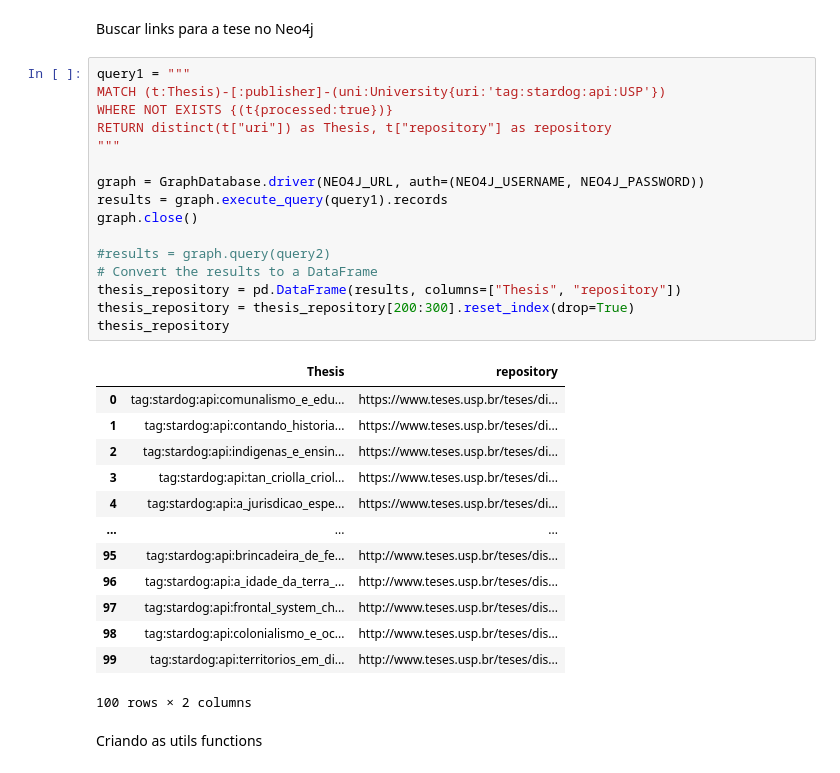
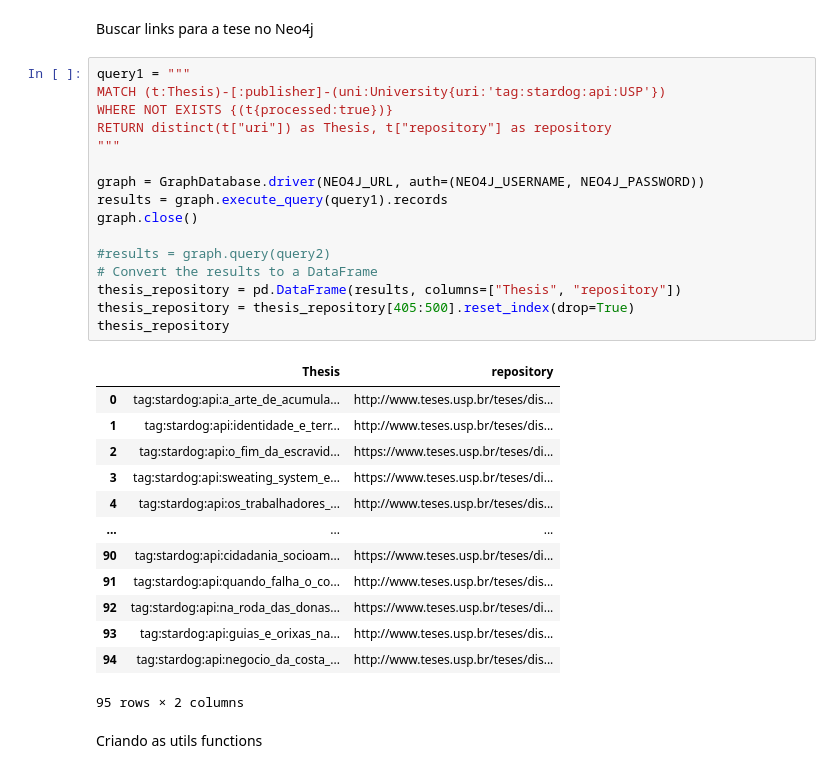
Before and after one commit to fabiocorreacordeiro/Indigenous-Slavery-KG, a Jupyter notebook: data/crawler_bibliotecas/USP/(rascunho)crawler CSV load 3.ipynb, the cells around one changed output. Drawn from its saved outputs; the diff is of its cells as text.

```diff
--- a/data/crawler_bibliotecas/USP/(rascunho)crawler CSV load 3.ipynb
+++ b/data/crawler_bibliotecas/USP/(rascunho)crawler CSV load 3.ipynb
@@ -37,33 +37,33 @@ Buscar links para a tese no Neo4j
 # %%
 query1 = """
 MATCH (t:Thesis)-[:publisher]-(uni:University{uri:'tag:stardog:api:USP'})
 WHERE NOT EXISTS {(t{processed:true})}
 RETURN distinct(t["uri"]) as Thesis, t["repository"] as repository
 """
 
 graph = GraphDatabase.driver(NEO4J_URL, auth=(NEO4J_USERNAME, NEO4J_PASSWORD))
 results = graph.execute_query(query1).records
 graph.close()
 
 #results = graph.query(query2)
 # Convert the results to a DataFrame
 thesis_repository = pd.DataFrame(results, columns=["Thesis", "repository"])
-thesis_repository = thesis_repository[200:300].reset_index(drop=True)
+thesis_repository = thesis_repository[405:500].reset_index(drop=True)
 thesis_repository
 # %% [output]
 |  | Thesis | repository |
-| 0 | tag:stardog:api:comunalismo_e_edu... | https://www.teses.usp.br/teses/di... |
-| 1 | tag:stardog:api:contando_historia... | https://www.teses.usp.br/teses/di... |
-| 2 | tag:stardog:api:indigenas_e_ensin... | https://www.teses.usp.br/teses/di... |
-| 3 | tag:stardog:api:tan_criolla_criol... | https://www.teses.usp.br/teses/di... |
-| 4 | tag:stardog:api:a_jurisdicao_espe... | https://www.teses.usp.br/teses/di... |
+| 0 | tag:stardog:api:a_arte_de_acumula... | http://www.teses.usp.br/teses/dis... |
+| 1 | tag:stardog:api:identidade_e_terr... | http://www.teses.usp.br/teses/dis... |
+| 2 | tag:stardog:api:o_fim_da_escravid... | https://www.teses.usp.br/teses/di... |
+| 3 | tag:stardog:api:sweating_system_e... | https://www.teses.usp.br/teses/di... |
+| 4 | tag:stardog:api:os_trabalhadores_... | http://www.teses.usp.br/teses/dis... |
 | ... | ... | ... |
-| 95 | tag:stardog:api:brincadeira_de_fe... | http://www.teses.usp.br/teses/dis... |
-| 96 | tag:stardog:api:a_idade_da_terra_... | http://www.teses.usp.br/teses/dis... |
-| 97 | tag:stardog:api:frontal_system_ch... | http://www.teses.usp.br/teses/dis... |
-| 98 | tag:stardog:api:colonialismo_e_oc... | http://www.teses.usp.br/teses/dis... |
-| 99 | tag:stardog:api:territorios_em_di... | http://www.teses.usp.br/teses/dis... |
+| 90 | tag:stardog:api:cidadania_socioam... | https://www.teses.usp.br/teses/di... |
+| 91 | tag:stardog:api:quando_falha_o_co... | http://www.teses.usp.br/teses/dis... |
+| 92 | tag:stardog:api:na_roda_das_donas... | https://www.teses.usp.br/teses/di... |
+| 93 | tag:stardog:api:guias_e_orixas_na... | http://www.teses.usp.br/teses/dis... |
+| 94 | tag:stardog:api:negocio_da_costa_... | http://www.teses.usp.br/teses/dis... |
-100 rows × 2 columns
+95 rows × 2 columns
 # %% [markdown]
 Criando as utils functions
 # %%
```
Also changed, not shown: parts of 2 cells of this notebook, 2 other files.
